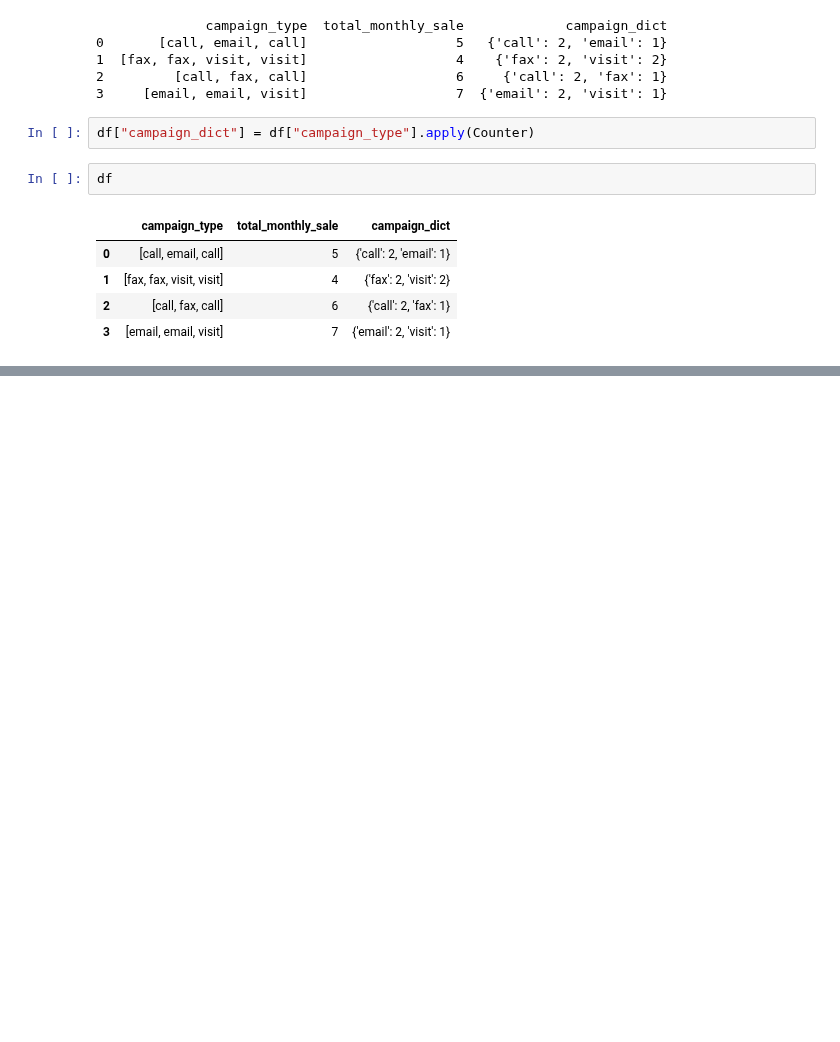
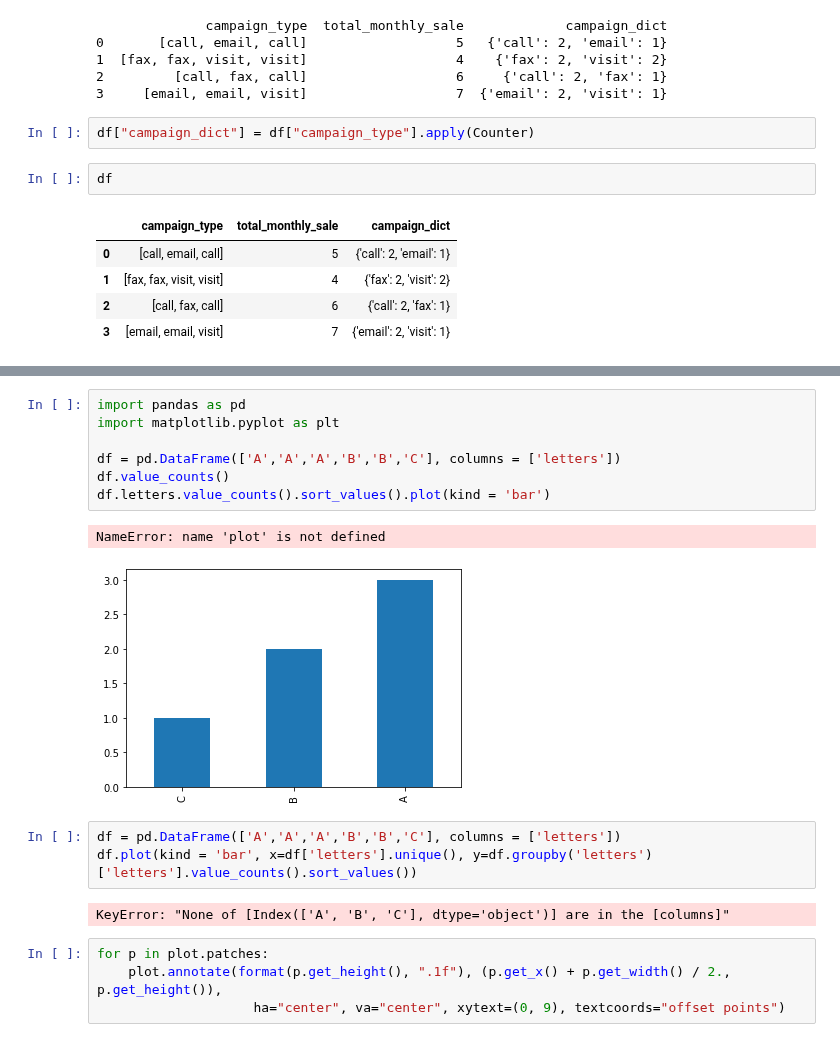
Before and after one commit to samirhinojosa/OC-P3-design-application-public-health, a Jupyter notebook: Untitled1.ipynb, the cells around one changed output, grey strips where cells are left out. Saved outputs shown, nothing was run; the diff lists cells and outputs as text; blank space fills up the shorter version.

```diff
--- a/Untitled1.ipynb
+++ b/Untitled1.ipynb
@@ -38,0 +72,19 @@ df
+# %%
+import pandas as pd
+import matplotlib.pyplot as plt
+
+df = pd.DataFrame(['A','A','A','B','B','C'], columns = ['letters'])
+df.value_counts()
+df.letters.value_counts().sort_values().plot(kind = 'bar')
+# %% [output]
+NameError: name 'plot' is not defined
+[figure, added]
+# %%
+df = pd.DataFrame(['A','A','A','B','B','C'], columns = ['letters'])
+df.plot(kind = 'bar', x=df['letters'].unique(), y=df.groupby('letters')['letters'].value_counts().sort_values())
+# %% [output]
+KeyError: "None of [Index(['A', 'B', 'C'], dtype='object')] are in the [columns]"
+# %%
+for p in plot.patches:
+    plot.annotate(format(p.get_height(), ".1f"), (p.get_x() + p.get_width() / 2., p.get_height()),
+                    ha="center", va="center", xytext=(0, 9), textcoords="offset points")
```
Also changed, not shown: parts of 27 cells of this notebook.
